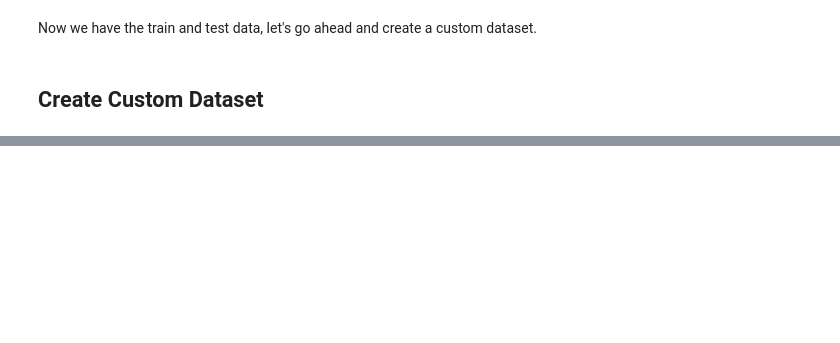
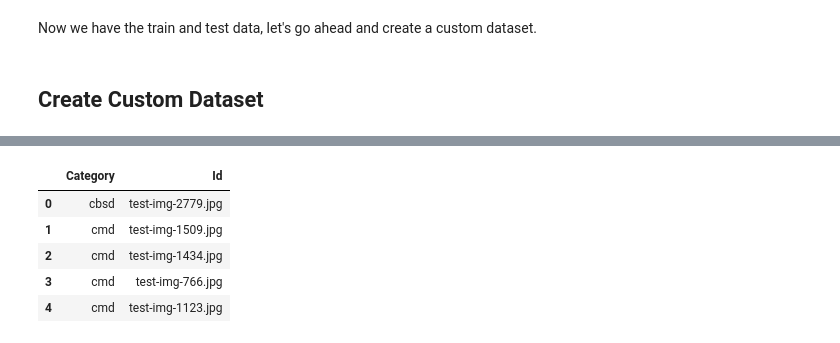
Before and after one commit to simplysumanth/Kaggle_Competitions, a Jupyter notebook: Cassava_Leaf_disease_clean.ipynb, the cells around one changed output, grey strips where cells are left out. Saved outputs shown, nothing was run; the diff lists cells and outputs as text; code cells hidden in the pictures; blank space fills up the shorter version.

```diff
--- a/Cassava_Leaf_disease_clean.ipynb
+++ b/Cassava_Leaf_disease_clean.ipynb
@@ -159,0 +219,3 @@ for batch_idx, data in enumerate(train_data_loader):
+# %%
+criterian = nn.CrossEntropyLoss()
+optimizer = torch.optim.Adam(model.parameters(),lr=0.001)
@@ -159,0 +278,32 @@ for batch_idx, data in enumerate(train_data_loader):
+# %%
+##Preparing the test data loader
+#TestDataSet
+test_aug = transforms.Compose([
+      transforms.Resize((224,224)),
+      transforms.RandomResizedCrop(224),
+      transforms.RandomHorizontalFlip(),
+      transforms.ToTensor()
+])
+
+
+test_dataset = CustomDataset(test_data,test_aug)
+test_data_loader = DataLoader(test_dataset, batch_size = 64, shuffle=False)
+# %%
+model.eval()
+y_probs = []
+labels = []
+with torch.no_grad():
+  for data,target in test_data_loader:
+    #(batch[:-1]) -> gives out list of all the images
+    #batch[-1] -> list of all labels corresponding to those images
+    # batch = batch.to(device)
+    # inputs, labels = batch[:-1], batch[-1]
+    data = data.to(device)
+    y_prob = model(data)
+    y_prob_softmax = torch.nn.functional.softmax(y_prob, dim=1)
+    #print(y_prob_softmax)
+    y_probs.extend(int(torch.argmax(i).cpu().numpy()) for i in y_prob_softmax)
+    labels.extend(target)
+# %%
+classes = ['cbsd', 'cgm', 'cmd', 'healthy', 'cbb']
+final_list = list(map(lambda x: classes[x], y_probs))
@@ -159,0 +312,10 @@ for batch_idx, data in enumerate(train_data_loader):
+# %%
+dataframe = pd.DataFrame({"Category":final_list, "Id":labels})
+dataframe.head()
+# %% [output]
+|  | Category | Id |
+| 0 | cbsd | test-img-2779.jpg |
+| 1 | cmd | test-img-1509.jpg |
+| 2 | cmd | test-img-1434.jpg |
+| 3 | cmd | test-img-766.jpg |
+| 4 | cmd | test-img-1123.jpg |
```
Also changed, not shown: parts of 17 cells of this notebook.
